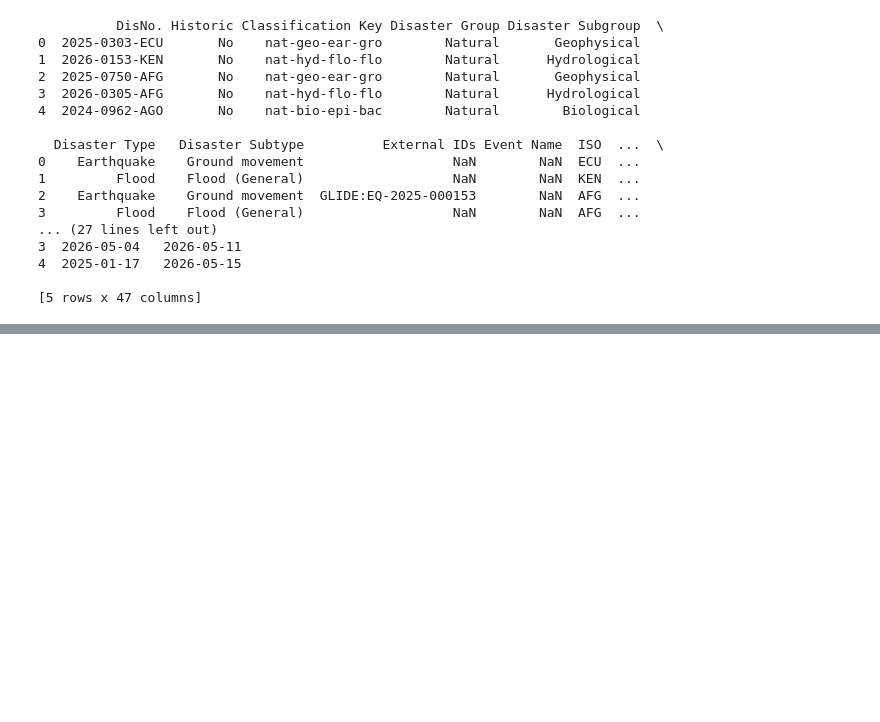
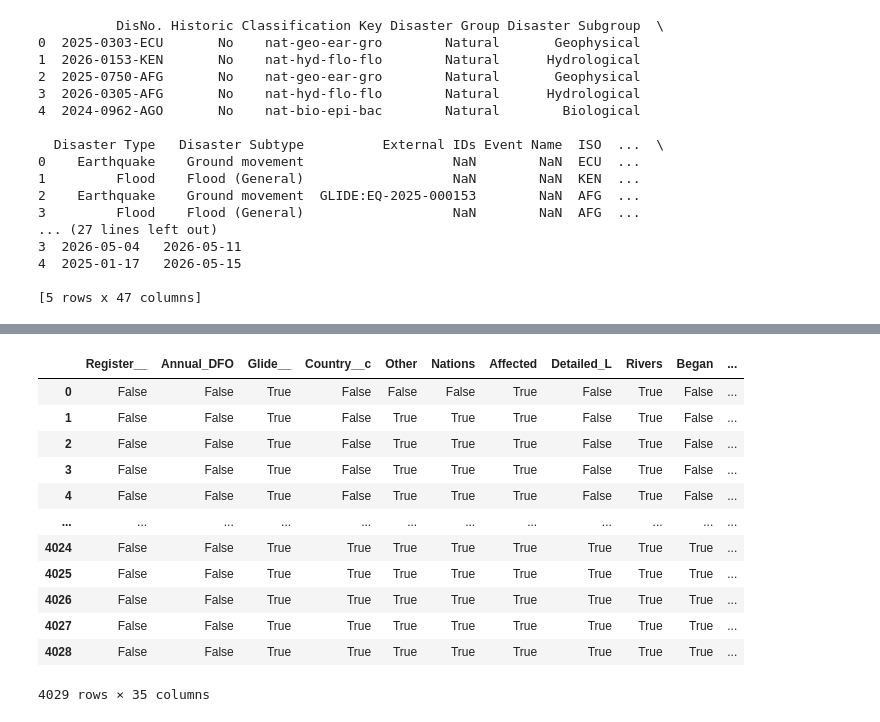
Before and after one commit to Flood-Prediction-AI-Team/Flood-Prediction-Using-WeatherAPI-and-historical-thread-mapping, a Jupyter notebook: Code/Merged_dataset/dataset_fusion.ipynb, the cells around one changed output, grey strips where cells are left out. Drawn from its saved outputs; the diff is of its cells as text; code cells hidden in the pictures; blank space fills up the shorter version.

```diff
--- a/Code/Merged_dataset/dataset_fusion.ipynb
+++ b/Code/Merged_dataset/dataset_fusion.ipynb
@@ -46,0 +87,16 @@ print(emdat.head())
+# %%
+dfo.isnull()
+# %% [output]
+|  | Register__ | Annual_DFO | Glide__ | Country__c | Other | Nations | Affected | Detailed_L | Rivers | Began | ... |
+| 0 | False | False | True | False | False | False | True | False | True | False | ... |
+| 1 | False | False | True | False | True | True | True | False | True | False | ... |
+| 2 | False | False | True | False | True | True | True | False | True | False | ... |
+| 3 | False | False | True | False | True | True | True | False | True | False | ... |
+| 4 | False | False | True | False | True | True | True | False | True | False | ... |
+| ... | ... | ... | ... | ... | ... | ... | ... | ... | ... | ... | ... |
+| 4024 | False | False | True | True | True | True | True | True | True | True | ... |
+| 4025 | False | False | True | True | True | True | True | True | True | True | ... |
+| 4026 | False | False | True | True | True | True | True | True | True | True | ... |
+| 4027 | False | False | True | True | True | True | True | True | True | True | ... |
+| 4028 | False | False | True | True | True | True | True | True | True | True | ... |
+4029 rows × 35 columns
```
Also changed, not shown: parts of 5 cells of this notebook.
